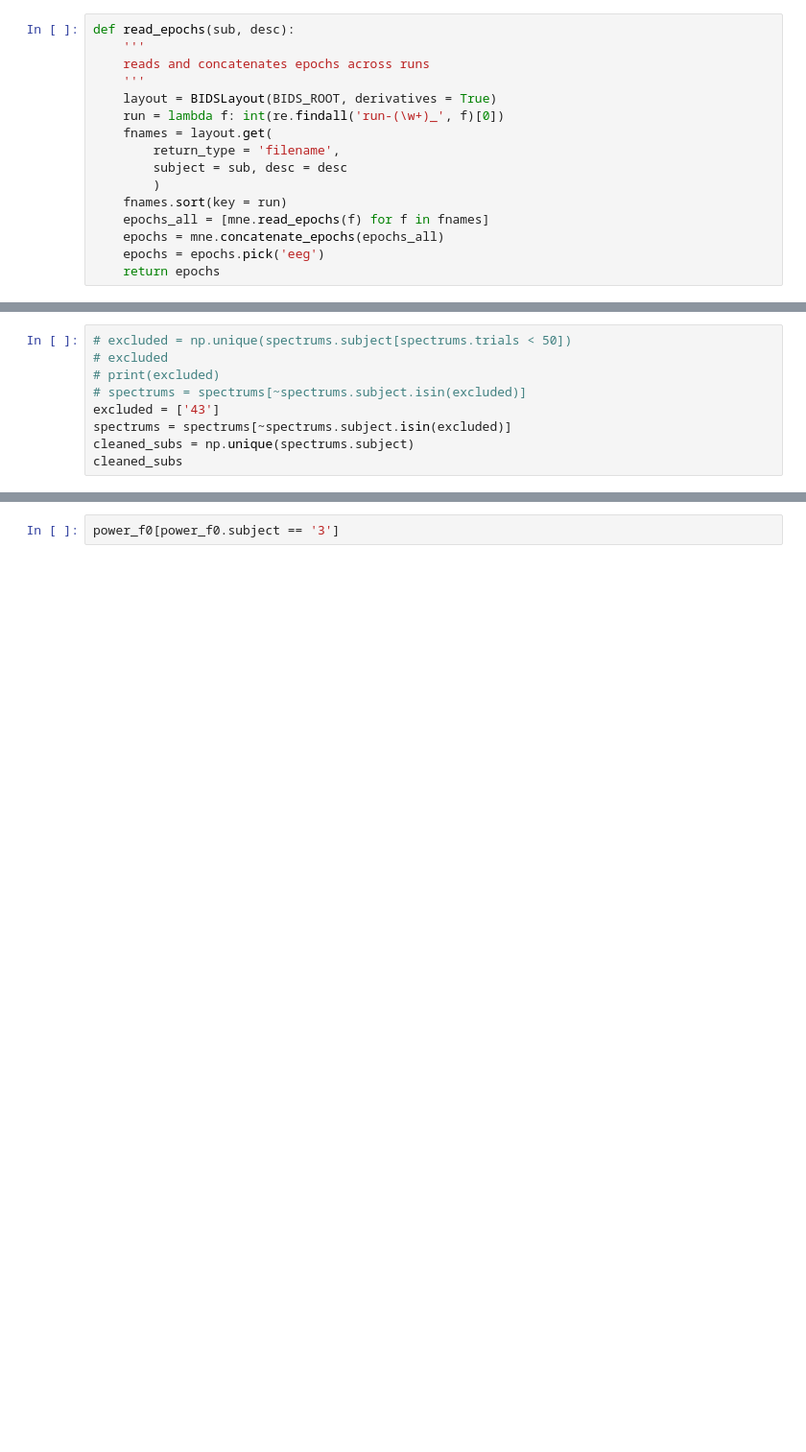
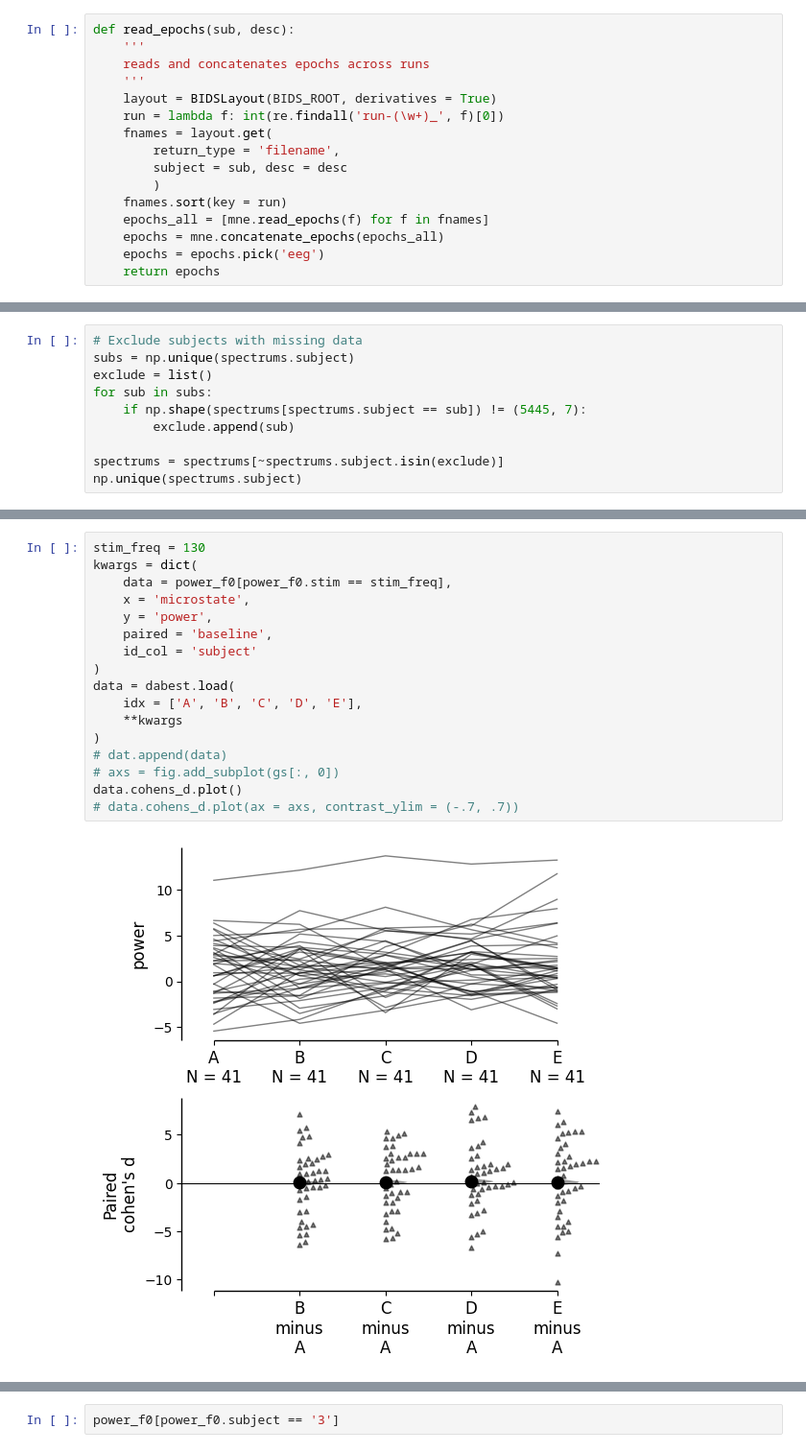
Before and after one commit to letitiayhho/tone-target-monitoring, a Jupyter notebook: analysis/microstates.ipynb, the cells around one changed output, grey strips where cells are left out. Shown at 96% size. Drawn from its saved outputs; the diff is of its cells as text; blank space fills up the shorter version.

```diff
--- a/analysis/microstates.ipynb
+++ b/analysis/microstates.ipynb
@@ -182,10 +171,11 @@ sub: 14
 # %%
-# excluded = np.unique(spectrums.subject[spectrums.trials < 50])
-# excluded
-# print(excluded)
-# spectrums = spectrums[~spectrums.subject.isin(excluded)]
-excluded = ['43']
-spectrums = spectrums[~spectrums.subject.isin(excluded)]
-cleaned_subs = np.unique(spectrums.subject)
-cleaned_subs
+# Exclude subjects with missing data
+subs = np.unique(spectrums.subject)
+exclude = list()
+for sub in subs:
+    if np.shape(spectrums[spectrums.subject == sub]) != (5445, 7):
+        exclude.append(sub)
+
+spectrums = spectrums[~spectrums.subject.isin(exclude)]
+np.unique(spectrums.subject)
 # %% [output]
@@ -277,0 +433,19 @@ microstate:target:stim  0.6933 16.0000 640.0000 0.8022
+# %%
+stim_freq = 130
+kwargs = dict(
+    data = power_f0[power_f0.stim == stim_freq],
+    x = 'microstate',
+    y = 'power',
+    paired = 'baseline',
+    id_col = 'subject'
+)
+data = dabest.load(
+    idx = ['A', 'B', 'C', 'D', 'E'],
+    **kwargs
+)
+# dat.append(data)
+# axs = fig.add_subplot(gs[:, 0])
+data.cohens_d.plot()
+# data.cohens_d.plot(ax = axs, contrast_ylim = (-.7, .7))
+# %% [output]
+[figure, added]
```
Also changed, not shown: parts of 22 cells of this notebook, 1 other file.
